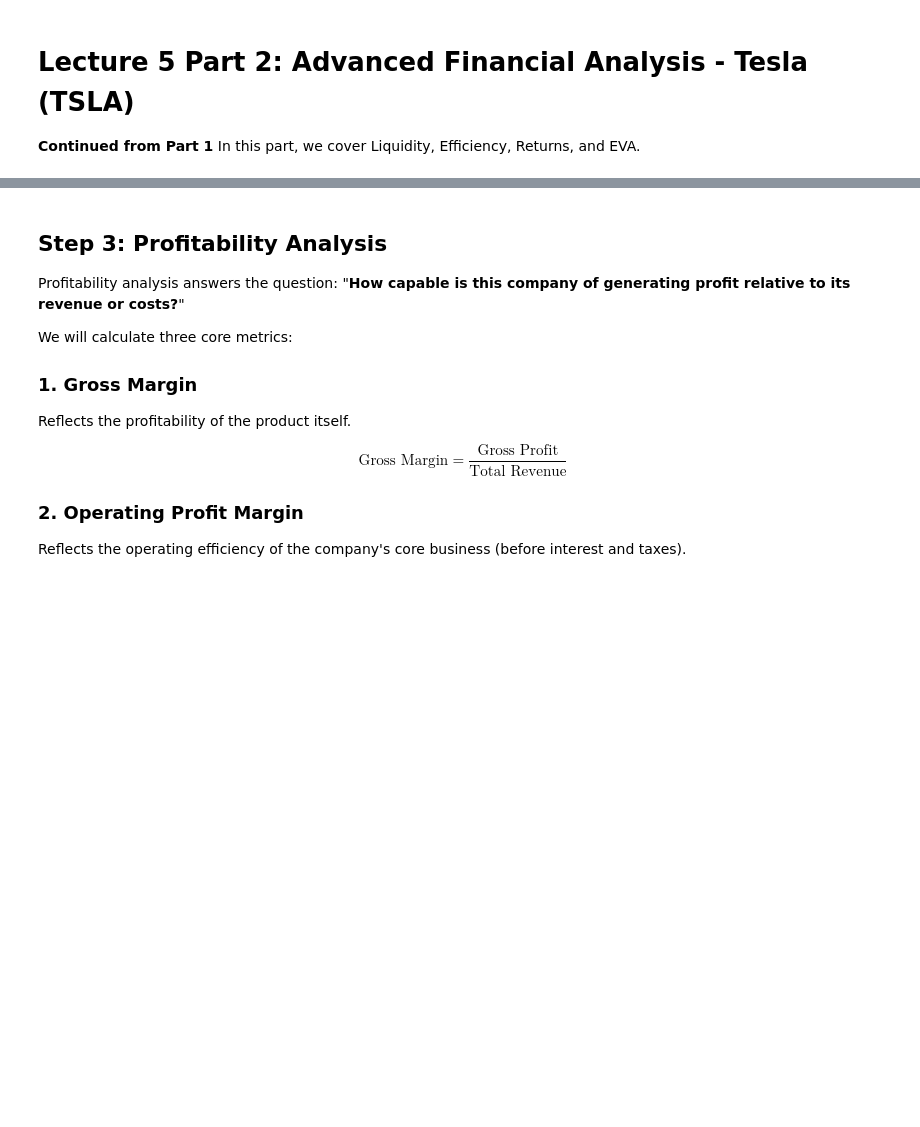
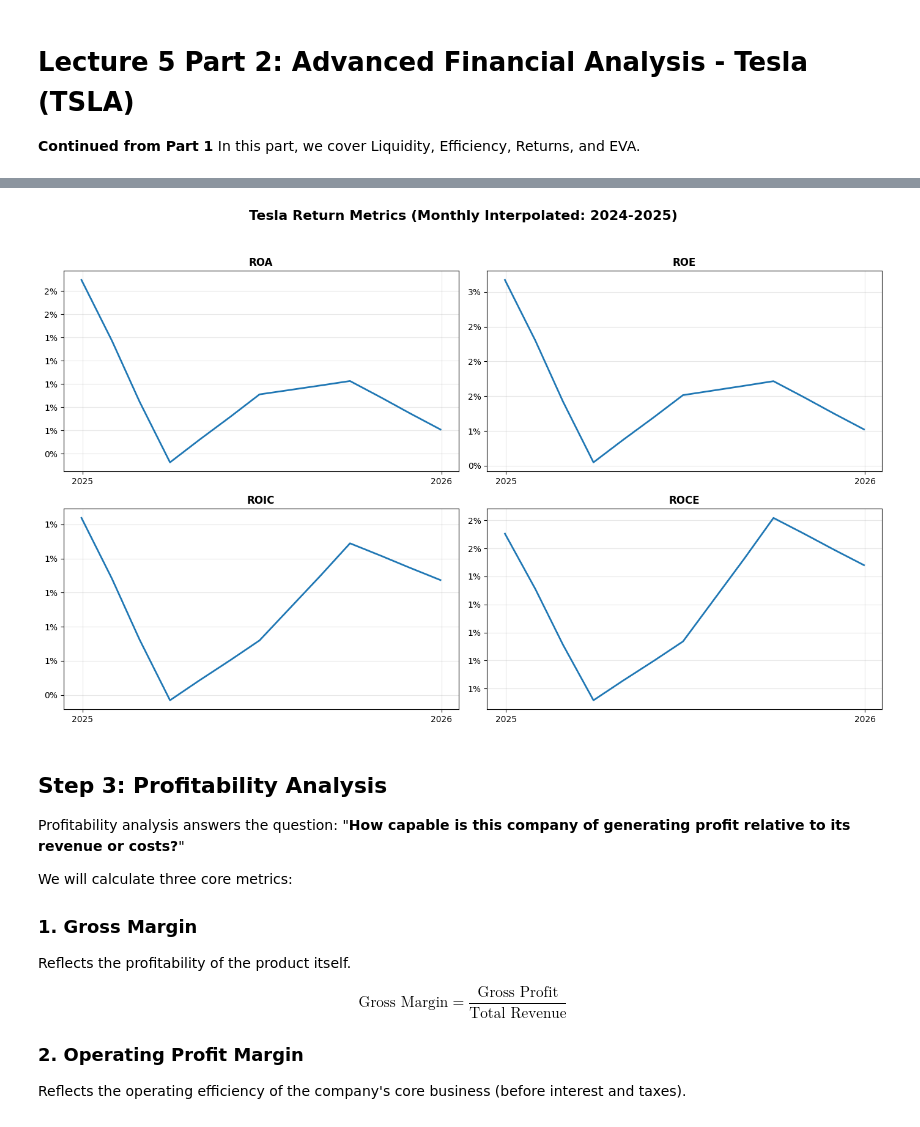
Before and after one commit to yebarryallen/ESG, a Jupyter notebook: lecture_5_tesla_part2.ipynb, the cells around one changed output, grey strips where cells are left out. Drawn from its saved outputs; the diff is of its cells as text; code cells hidden in the pictures; blank space fills up the shorter version.

```diff
--- a/lecture_5_tesla_part2.ipynb
+++ b/lecture_5_tesla_part2.ipynb
@@ -262,3 +49,90 @@ def plot_trend():
+# %%
+# Trend Visualization (2024-2025): ROA, ROE, ROIC, ROCE
+
+import matplotlib.pyplot as plt
+import matplotlib.dates as mdates
+
+
+def load_or_fetch_excel(path: Path, fetch_fn):
+    if path.exists():
+        df = pd.read_excel(path, index_col=0)
+    else:
+        df = fetch_fn()
+        df.to_excel(path)
+    df.index = pd.to_datetime(df.index, errors='coerce')
+    return df.sort_index()
+
+
+_t = None
+
+def get_ticker():
+    global _t
+    if _t is None:
+        _t = yf.Ticker('TSLA')
+    return _t
+
+
+q_fin = load_or_fetch_excel(
+    DATA_DIR / 'tesla_quarterly_financials.xlsx',
+    lambda: get_ticker().quarterly_financials.transpose(),
+)
+q_bs = load_or_fetch_excel(
+    DATA_DIR / 'tesla_quarterly_balance.xlsx',
+    lambda: get_ticker().quarterly_balance_sheet.transpose(),
+)
+
+
+def pick(df, candidates):
+    for c in candidates:
+        if c in df.columns:
+            return df[c]
+    raise KeyError(f"Missing columns: {candidates}")
+
+
+op_income = pick(q_fin, ['Operating Income', 'EBIT'])
+net_income = pick(q_fin, ['Net Income'])
+pretax = q_fin['Pretax Income'] if 'Pretax Income' in q_fin.columns else None
+tax = q_fin['Tax Provision'] if 'Tax Provision' in q_fin.columns else None
+
+assets = pick(q_bs, ['Total Assets'])
+equity = pick(q_bs, ['Stockholders Equity', 'Common Stock Equity'])
+current_liab = pick(q_bs, ['Current Liabilities'])
+
+if pretax is not None and tax is not None:
+    tax_rate = (tax / pretax).replace([float('inf'), float('-inf')], pd.NA)
+    tax_rate = tax_rate.clip(lower=0, upper=0.35).fillna(0.21)
+else:
+    tax_rate = pd.Series(0.21, index=q_fin.index)
+
+capital_employed = assets - current_liab
+nopat = op_income * (1 - tax_rate)
+
+ratios_q = pd.DataFrame(
+    {
+        'ROA': net_income / assets,
+        'ROE': net_income / equity,
+        'ROIC': nopat / capital_employed,
+        'ROCE': op_income / capital_employed,
+    }
+).replace([float('inf'), float('-inf')], pd.NA)
+
+ratios_m = ratios_q.resample('M').interpolate('linear').loc['2024-01-01':'2025-12-31']
+
+fig, axes = plt.subplots(2, 2, figsize=(14, 9))
+fig.suptitle('Tesla Return Metrics (Monthly Interpolated: 2024-2025)', fontsize=16, fontweight='bold')
+
+for ax, metric in zip(axes.flat, ['ROA', 'ROE', 'ROIC', 'ROCE']):
+    ax.plot(ratios_m.index, ratios_m[metric], linewidth=2)
+    ax.set_title(metric, fontweight='bold')
+    ax.grid(True, alpha=0.3)
+    ax.xaxis.set_major_locator(mdates.YearLocator())
+    ax.xaxis.set_major_formatter(mdates.DateFormatter('%Y'))
+    ax.yaxis.set_major_formatter(plt.FuncFormatter(lambda y, _: f"{y:.0%}"))
+
+plt.tight_layout(rect=[0, 0.03, 1, 0.95])
+plt.show()
+# %% [output]
+[figure, added]
 # %% [markdown]
 ## Step 3: Profitability Analysis
 
```
Also changed, not shown: parts of 18 cells of this notebook, 6 other files.
